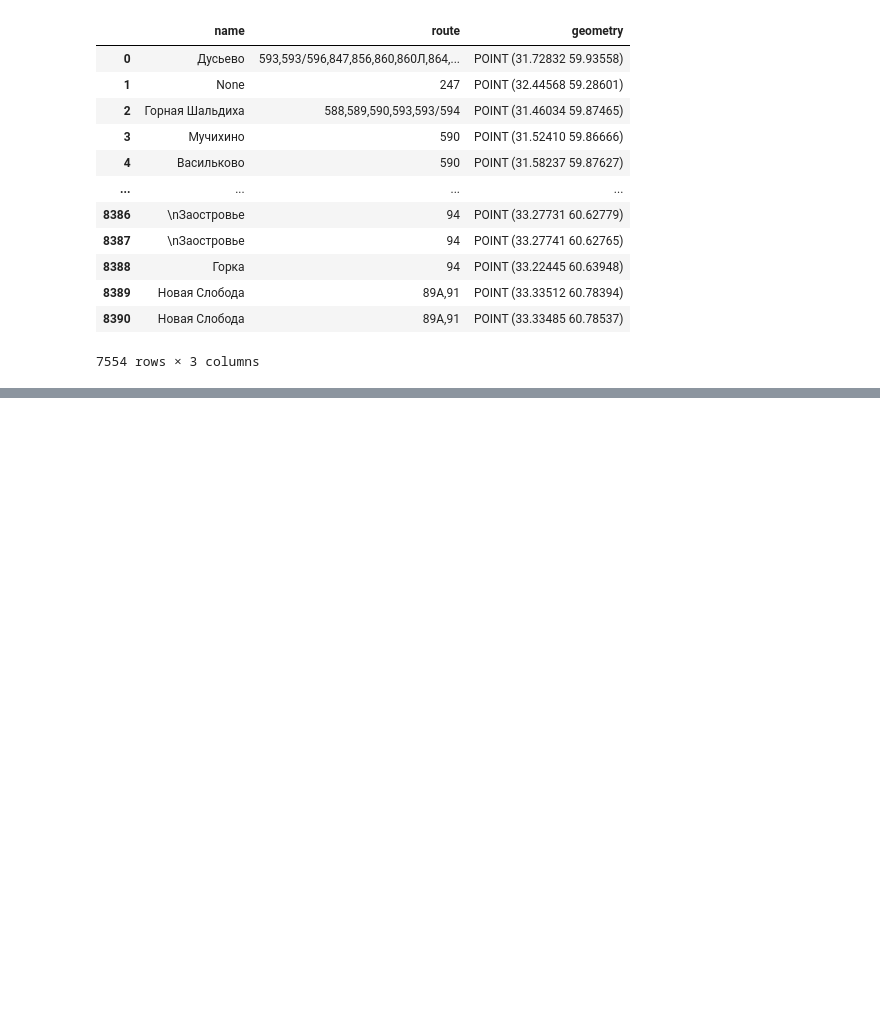
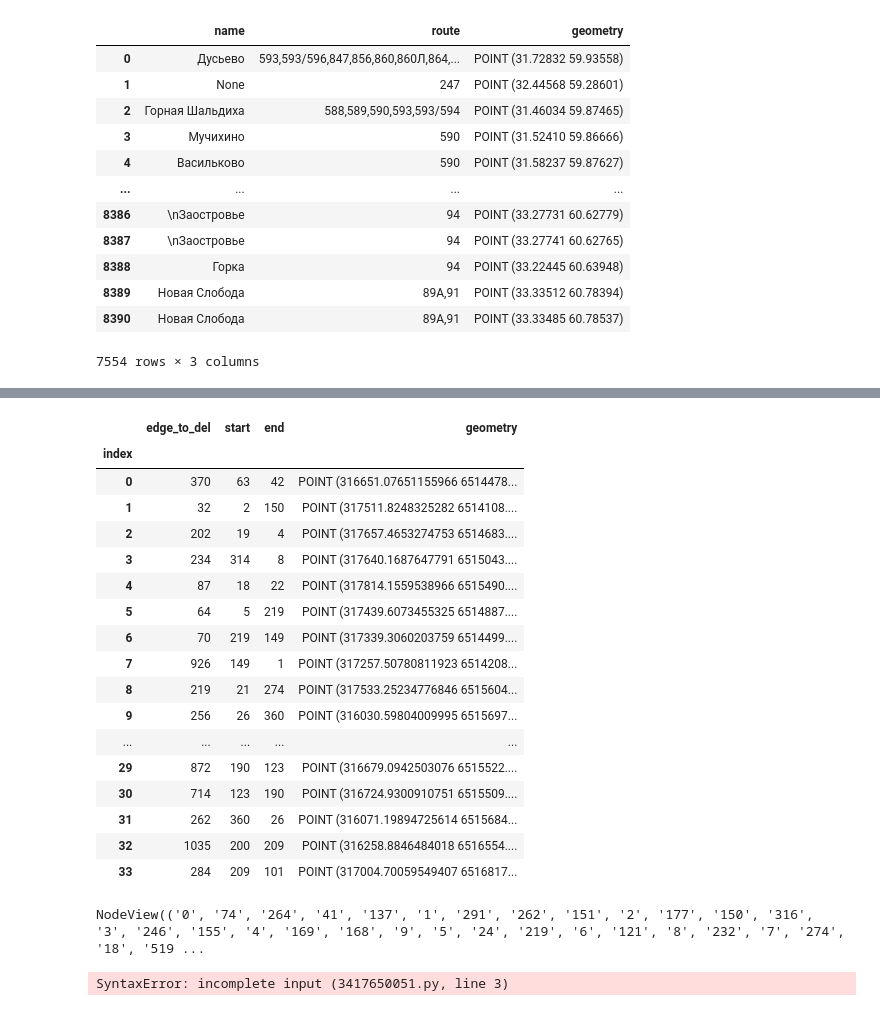
Before and after one commit to DDonnyy/dongraphio, a Jupyter notebook: src/dongraphio/hamilton_graph/test.ipynb, the cells around one changed output, grey strips where cells are left out. Cells and saved outputs as stored; diff of their text form; code cells hidden in the pictures; blank space fills up the shorter version.

```diff
--- a/src/dongraphio/hamilton_graph/test.ipynb
+++ b/src/dongraphio/hamilton_graph/test.ipynb
@@ -198,0 +164,53 @@ adj_matrix
+# %%
+
+points = pd.DataFrame(data=None)
+for index, row in join.iterrows():
+    point: Point = row["geometry"]
+    edges_to_delete,start,end = row[["index_right","u","v"]]
+    line: LineString = gdf_edges.loc[edges_to_delete, "geometry"]
+    nearest_point = line.interpolate(line.project(point))
+    points = pd.concat(
+        [points, pd.DataFrame({"index": [index], "edge_to_del": [edges_to_delete],"start": [start],"end": [end], "geometry": [nearest_point]})])
+points = points.set_index("index")
+points
+# %% [output]
+|  | edge_to_del | start | end | geometry |
+| index |  |  |  |  |
+| 0 | 370 | 63 | 42 | POINT (316651.07651155966 6514478... |
+| 1 | 32 | 2 | 150 | POINT (317511.8248325282 6514108.... |
+| 2 | 202 | 19 | 4 | POINT (317657.4653274753 6514683.... |
+| 3 | 234 | 314 | 8 | POINT (317640.1687647791 6515043.... |
+| 4 | 87 | 18 | 22 | POINT (317814.1559538966 6515490.... |
+| 5 | 64 | 5 | 219 | POINT (317439.6073455325 6514887.... |
+| 6 | 70 | 219 | 149 | POINT (317339.3060203759 6514499.... |
+| 7 | 926 | 149 | 1 | POINT (317257.50780811923 6514208... |
+| 8 | 219 | 21 | 274 | POINT (317533.25234776846 6515604... |
+| 9 | 256 | 26 | 360 | POINT (316030.59804009995 6515697... |
+| ... | ... | ... | ... | ... |
+| 29 | 872 | 190 | 123 | POINT (316679.0942503076 6515522.... |
+| 30 | 714 | 123 | 190 | POINT (316724.9300910751 6515509.... |
+| 31 | 262 | 360 | 26 | POINT (316071.19894725614 6515684... |
+| 32 | 1035 | 200 | 209 | POINT (316258.8846484018 6516554.... |
+| 33 | 284 | 209 | 101 | POINT (317004.70059549407 6516817... |
+# %%
+from networkx import NetworkXError
+
+new_graph: nx.MultiDiGraph = nx_graph.copy()
+for index,row in points.iterrows():
+    try:
+        u,v = row[["start","end"]]
+        new_graph.remove_edge(u,v)
+    except NetworkXError:
+        pass
+
+new_graph.add_node('0')
+new_graph.add_node('0')
+new_graph.add_node('0')
+new_graph.add_node('0')
+new_graph.nodes
+# %% [output]
+NodeView(('0', '74', '264', '41', '137', '1', '291', '262', '151', '2', '177', '150', '316', '3', '246', '155', '4', '169', '168', '9', '5', '24', '219', '6', '121', '8', '232', '7', '274', '18', '519 ...
+# %%
+for index,row in points.iterrows():
+# %% [output]
+SyntaxError: incomplete input (3417650051.py, line 3)
```
Also changed, not shown: parts of 10 cells of this notebook, 1 other file.
